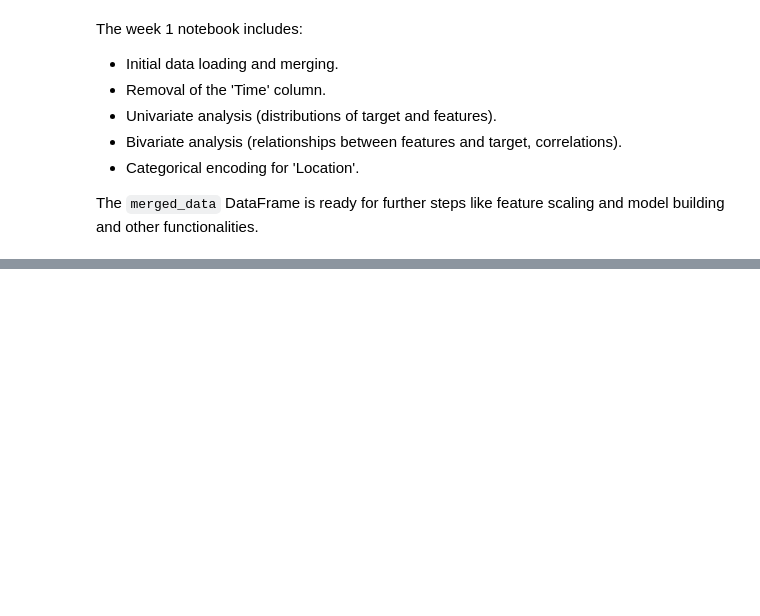
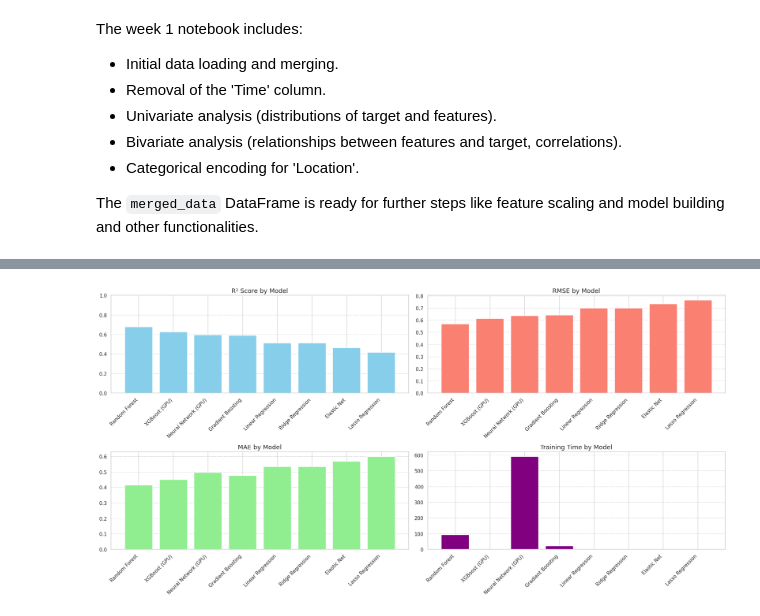
Before and after one commit to SatoruZati/Wind-Power-Generation-Forecasting, a Jupyter notebook: main.ipynb, the cells around one changed output, grey strips where cells are left out. Cells and saved outputs as stored; diff of their text form; code cells hidden in the pictures; blank space fills up the shorter version.

```diff
--- a/main.ipynb
+++ b/main.ipynb
@@ -393,0 +690,16 @@ The `merged_data` DataFrame is ready for further steps like feature scaling and
+# %%
+# Create a comparison table of all models
+comparison_df = pd.DataFrame({
+    'Model': [result['model_name'] for result in results],
+    'MSE': [result['mse'] for result in results],
+    'RMSE': [result['rmse'] for result in results],
+    'MAE': [result['mae'] for result in results],
+    'R² Score': [result['r2'] for result in results],
+    'Training Time (s)': [result['training_time'] for result in results]
+})
+
+# Sort by R² Score (descending)
+comparison_df = comparison_df.sort_values('R² Score', ascending=False).reset_index(drop=True)
+
+print("Model Performance Comparison:")
+comparison_df
@@ -393,0 +717,37 @@ The `merged_data` DataFrame is ready for further steps like feature scaling and
+# %%
+# Visualize model performance metrics
+plt.figure(figsize=(20, 10))
+
+# Plot R² Score
+plt.subplot(2, 2, 1)
+plt.bar(comparison_df['Model'], comparison_df['R² Score'], color='skyblue')
+plt.title('R² Score by Model', fontsize=14)
+plt.xticks(rotation=45, ha='right')
+plt.ylim(0, 1)  # R² is typically between 0 and 1
+plt.grid(axis='y', linestyle='--', alpha=0.7)
+
+# Plot RMSE
+plt.subplot(2, 2, 2)
+plt.bar(comparison_df['Model'], comparison_df['RMSE'], color='salmon')
+plt.title('RMSE by Model', fontsize=14)
+plt.xticks(rotation=45, ha='right')
+plt.grid(axis='y', linestyle='--', alpha=0.7)
+
+# Plot MAE
+plt.subplot(2, 2, 3)
+plt.bar(comparison_df['Model'], comparison_df['MAE'], color='lightgreen')
+plt.title('MAE by Model', fontsize=14)
+plt.xticks(rotation=45, ha='right')
+plt.grid(axis='y', linestyle='--', alpha=0.7)
+
+# Plot Training Time
+plt.subplot(2, 2, 4)
+plt.bar(comparison_df['Model'], comparison_df['Training Time (s)'], color='purple')
+plt.title('Training Time by Model', fontsize=14)
+plt.xticks(rotation=45, ha='right')
+plt.grid(axis='y', linestyle='--', alpha=0.7)
+
+plt.tight_layout()
+plt.show()
+# %% [output]
+[figure, added]
```
Also changed, not shown: parts of 28 cells of this notebook.
